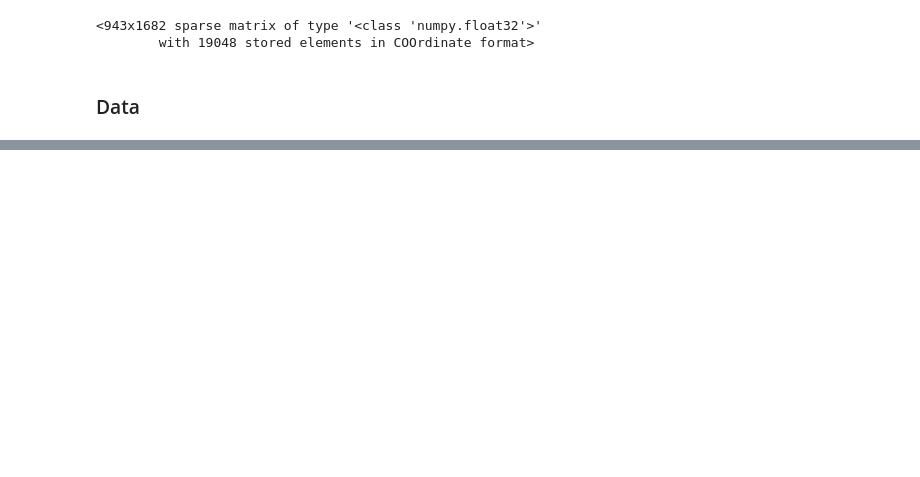
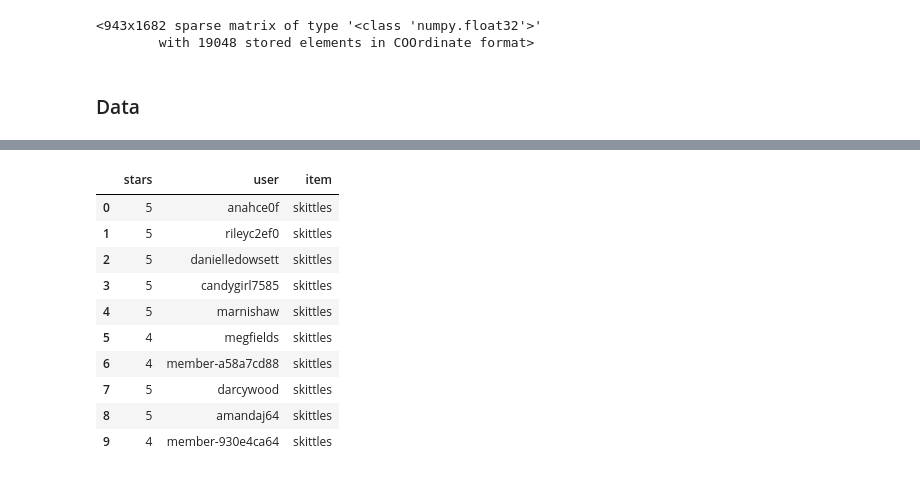
Before and after one commit to maxhumber/BRE, a Jupyter notebook: odsc.ipynb, the cells around one changed output, grey strips where cells are left out. Saved outputs shown, nothing was run; the diff lists cells and outputs as text; code cells hidden in the pictures; blank space fills up the shorter version.

```diff
--- a/odsc.ipynb
+++ b/odsc.ipynb
@@ -55,0 +189,14 @@ data['train']
+# %%
+soup = Soup(html)
+# %%
+reviews = (soup
+    .find('div', {'class': 'layoutComponents__Block-l2otzz-0 efHRYv'}, strict=True)
+    .find('div', {'class': 'item wrappers__Wrapper-sc-1mex847-0 jEYnle'})
+)
+# %%
+def parse_review(review):
+    stars = len(review.find('div', {'class': 'productComponents__SingleStar-sc-1ffpes9-3 kzXpnS'}))
+    user = (review.find('div',
+        {'class': 'layoutComponents__Row-l2otzz-2 MSbai layoutComponents__Block-l2otzz-0 ixyxcj'}
+        ).find('a').attrs['href'])[1:]
+    return {'user': user, 'stars': stars}
@@ -55,0 +208,3 @@ data['train']
+# %%
+candy = [parse_review(r) for r in reviews]
+candy
@@ -55,0 +222,18 @@ data['train']
+# %%
+import pandas as pd
+
+df = pd.DataFrame(candy)
+df['item'] = 'skittles'
+df
+# %% [output]
+|  | stars | user | item |
+| 0 | 5 | anahce0f | skittles |
+| 1 | 5 | rileyc2ef0 | skittles |
+| 2 | 5 | danielledowsett | skittles |
+| 3 | 5 | candygirl7585 | skittles |
+| 4 | 5 | marnishaw | skittles |
+| 5 | 4 | megfields | skittles |
+| 6 | 4 | member-a58a7cd88 | skittles |
+| 7 | 5 | darcywood | skittles |
+| 8 | 5 | amandaj64 | skittles |
+| 9 | 4 | member-930e4ca64 | skittles |
```
Also changed, not shown: parts of 47 cells of this notebook, 4 other files.
